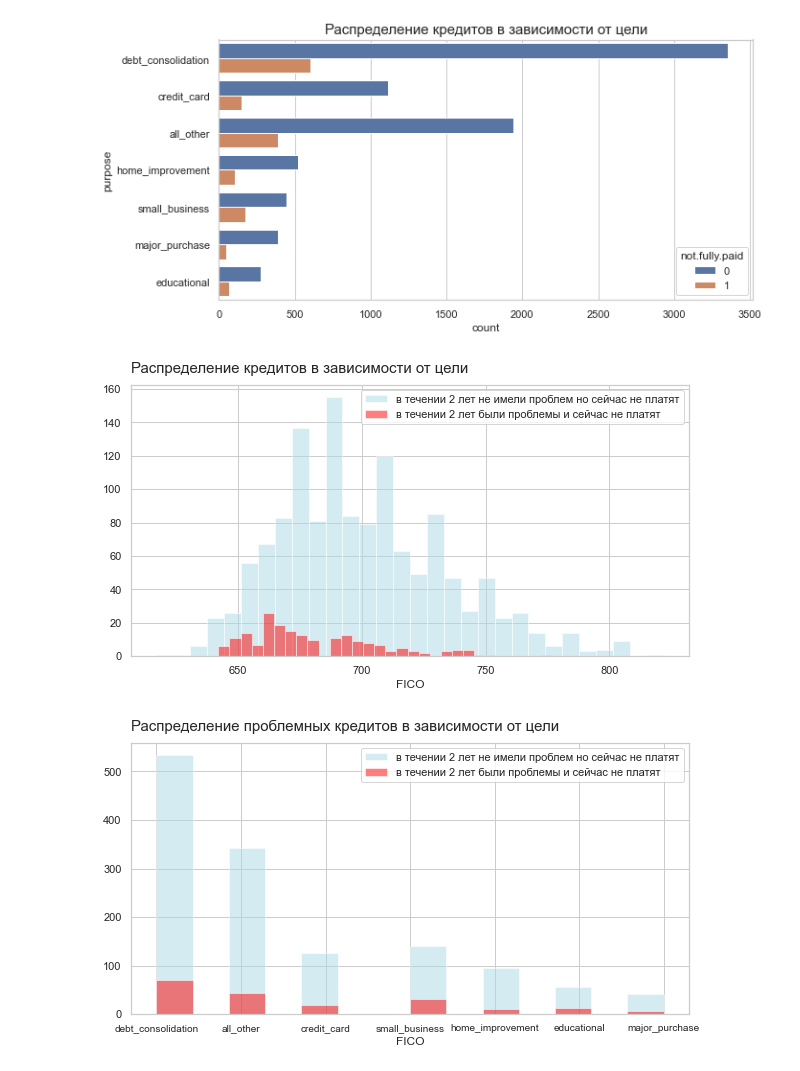
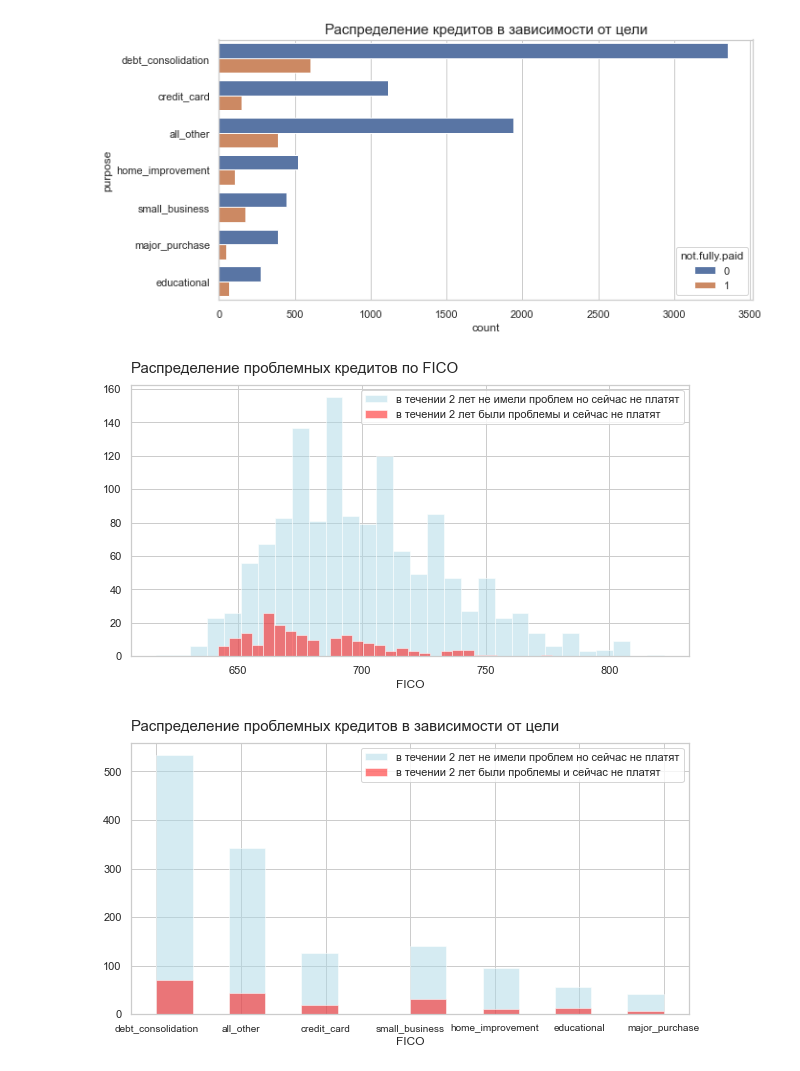
Before and after one commit to IV-1984/Data_analytics_projects, a Jupyter notebook: 1.-Loan-data-analysis/Loan Data Analysis-final.ipynb, the cells around one changed output. Saved outputs shown, nothing was run; the diff lists cells and outputs as text; code cells hidden in the pictures.

```diff
--- a/1.-Loan-data-analysis/Loan Data Analysis-final.ipynb
+++ b/1.-Loan-data-analysis/Loan Data Analysis-final.ipynb
@@ -329,13 +319,13 @@ df2 = loan[(loan['delinq.2yrs']!=0) & (loan['not.fully.paid']!=0)]
 # %%
 fig, ax = plt.subplots(figsize=(10,5))
 df1.fico.hist(alpha=0.5,color='lightblue',bins=30,label='в течении 2 лет не имели проблем но сейчас не платят')
 df2.fico.hist(alpha=0.5,color='red', bins=30,label='в течении 2 лет были проблемы и сейчас не платят')
-ax.set_title('Распределение кредитов в зависимости от цели',fontsize = 15,loc='left', y=1.02)
+ax.set_title('Распределение проблемных кредитов по FICO',fontsize = 15,loc='left', y=1.02)
 plt.legend()
 plt.xlabel('FICO')
 plt.show()
 # %% [output]
-[figure, old version]
+[figure, new version]
 # %%
 fig, ax = plt.subplots(figsize=(10,5))
 df1.purpose.hist(alpha=0.5,color='lightblue',bins=14,label='в течении 2 лет не имели проблем но сейчас не платят')
```
Also changed, not shown: parts of 4 cells of this notebook.
